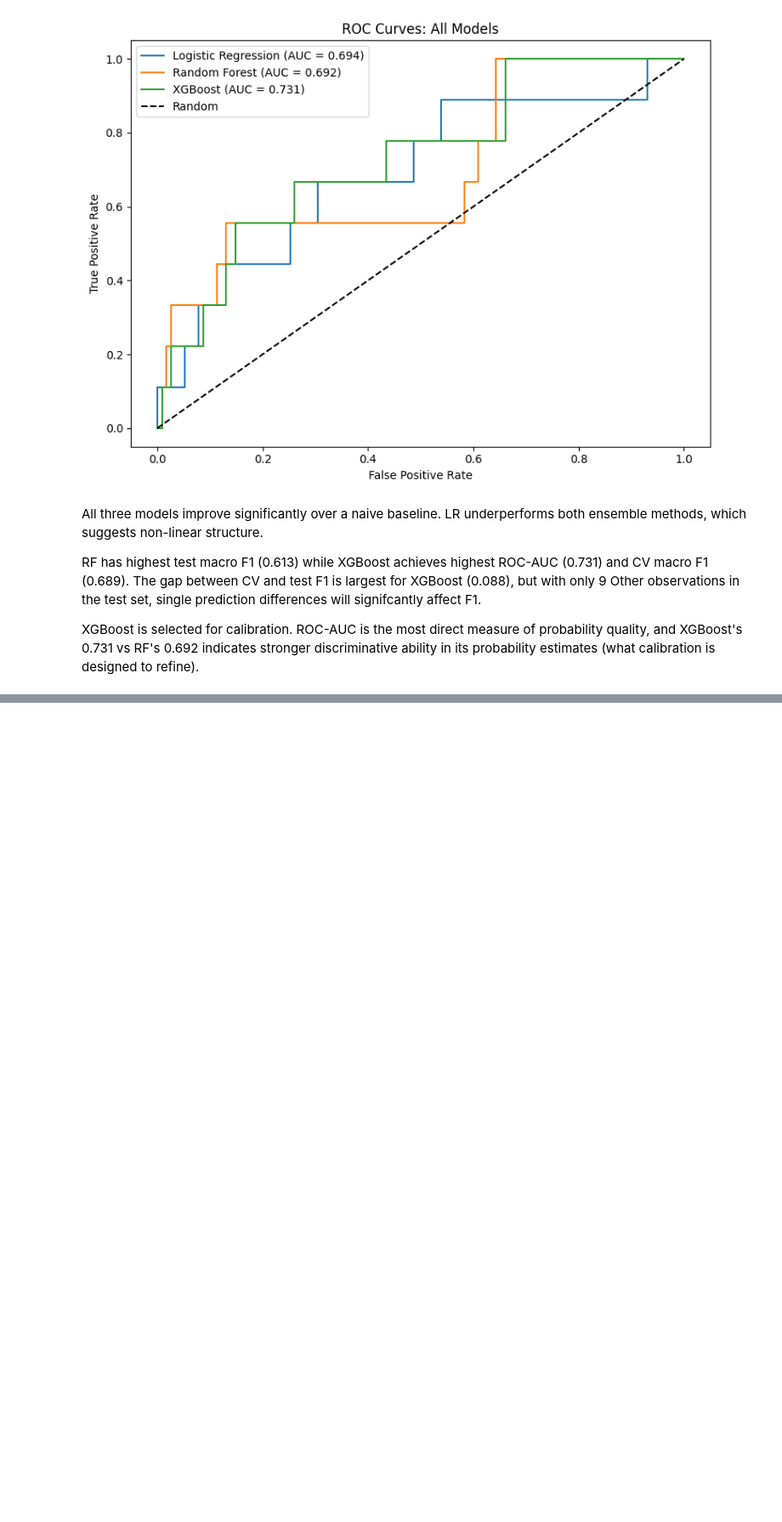
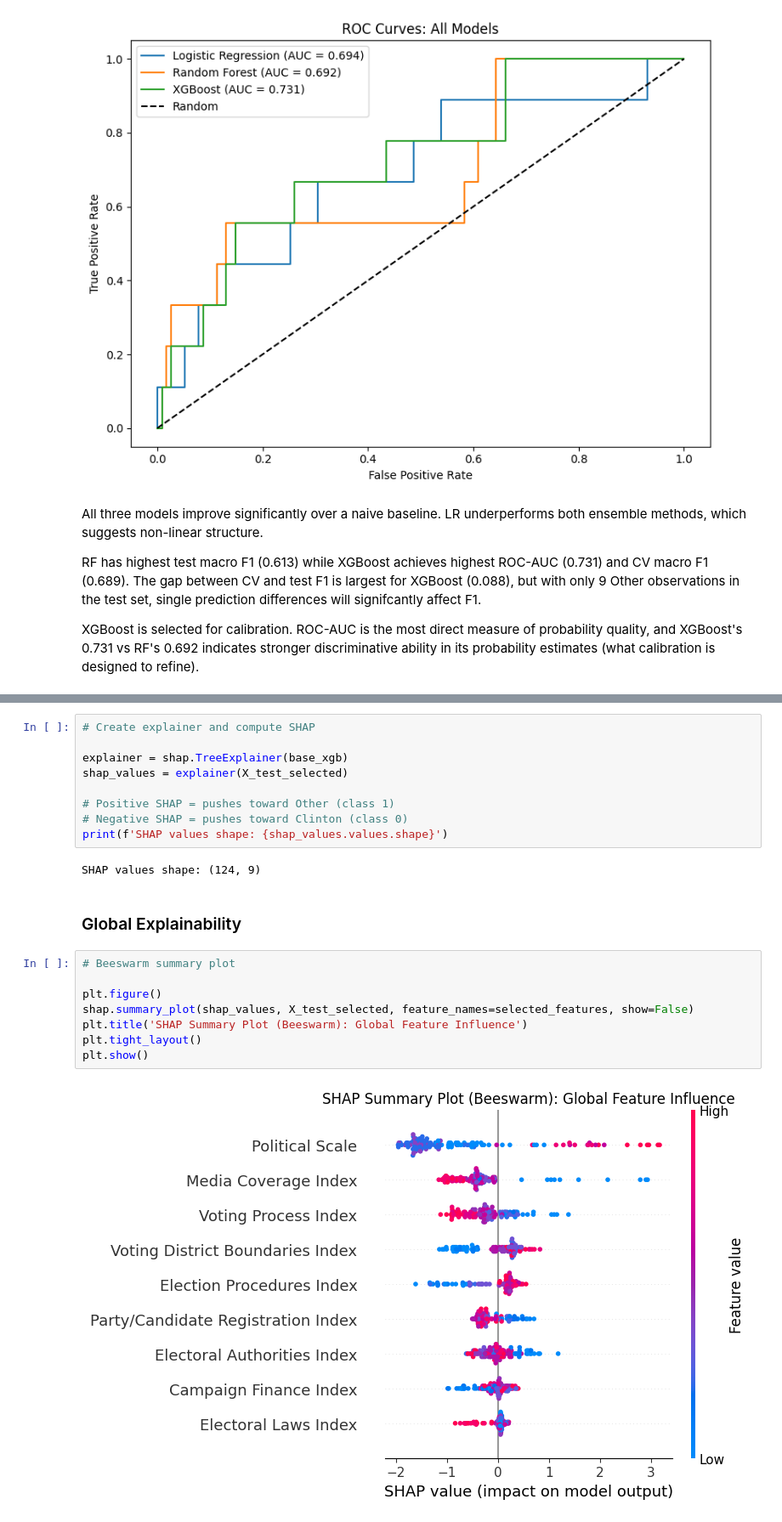
Before and after one commit to charlottedavidson524/2016_US_Election_ML, a Jupyter notebook: notebook/classification_training.ipynb, the cells around one changed output, grey strips where cells are left out. Shown at 85% size. Drawn from its saved outputs; the diff is of its cells as text; blank space fills up the shorter version.

```diff
--- a/notebook/classification_training.ipynb
+++ b/notebook/classification_training.ipynb
@@ -608,0 +718,23 @@ XGBoost is selected for calibration. ROC-AUC is the most direct measure of proba
+# %%
+# Create explainer and compute SHAP
+
+explainer = shap.TreeExplainer(base_xgb)
+shap_values = explainer(X_test_selected)
+
+# Positive SHAP = pushes toward Other (class 1)
+# Negative SHAP = pushes toward Clinton (class 0)
+print(f'SHAP values shape: {shap_values.values.shape}')
+# %% [output]
+SHAP values shape: (124, 9)
+# %% [markdown]
+### Global Explainability
+# %%
+# Beeswarm summary plot
+
+plt.figure()
+shap.summary_plot(shap_values, X_test_selected, feature_names=selected_features, show=False)
+plt.title('SHAP Summary Plot (Beeswarm): Global Feature Influence')
+plt.tight_layout()
+plt.show()
+# %% [output]
+[figure, added]
```
Also changed, not shown: parts of 13 cells of this notebook.
